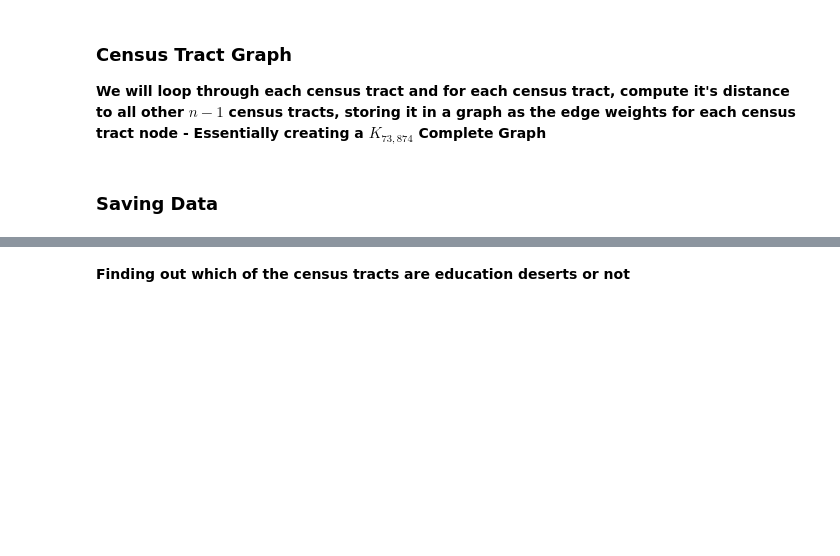
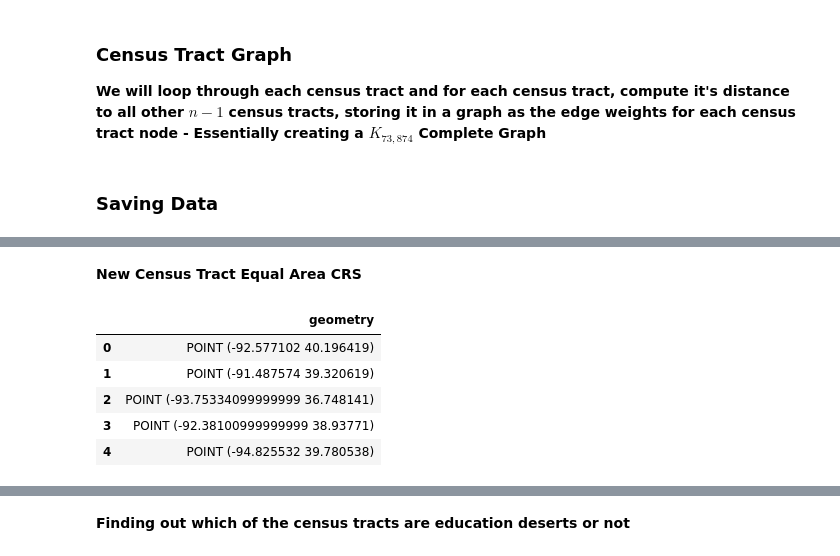
Before and after one commit to lucashu1/education-deserts, a Jupyter notebook: data-preprocessing.ipynb, the cells around one changed output, grey strips where cells are left out. Cells and saved outputs as stored; diff of their text form; code cells hidden in the pictures; blank space fills up the shorter version.

```diff
--- a/data-preprocessing.ipynb
+++ b/data-preprocessing.ipynb
@@ -405,0 +443,11 @@ class CT_Graph:
+# %% [markdown]
+__New Census Tract Equal Area CRS__
+# %%
+tract_gdf.head()
+# %% [output]
+|  | geometry |
+| 0 | POINT (-92.577102 40.196419) |
+| 1 | POINT (-91.487574 39.320619) |
+| 2 | POINT (-93.75334099999999 36.748141) |
+| 3 | POINT (-92.38100999999999 38.93771) |
+| 4 | POINT (-94.825532 39.780538) |
```
Also changed, not shown: parts of 13 cells of this notebook, 1 other file.
